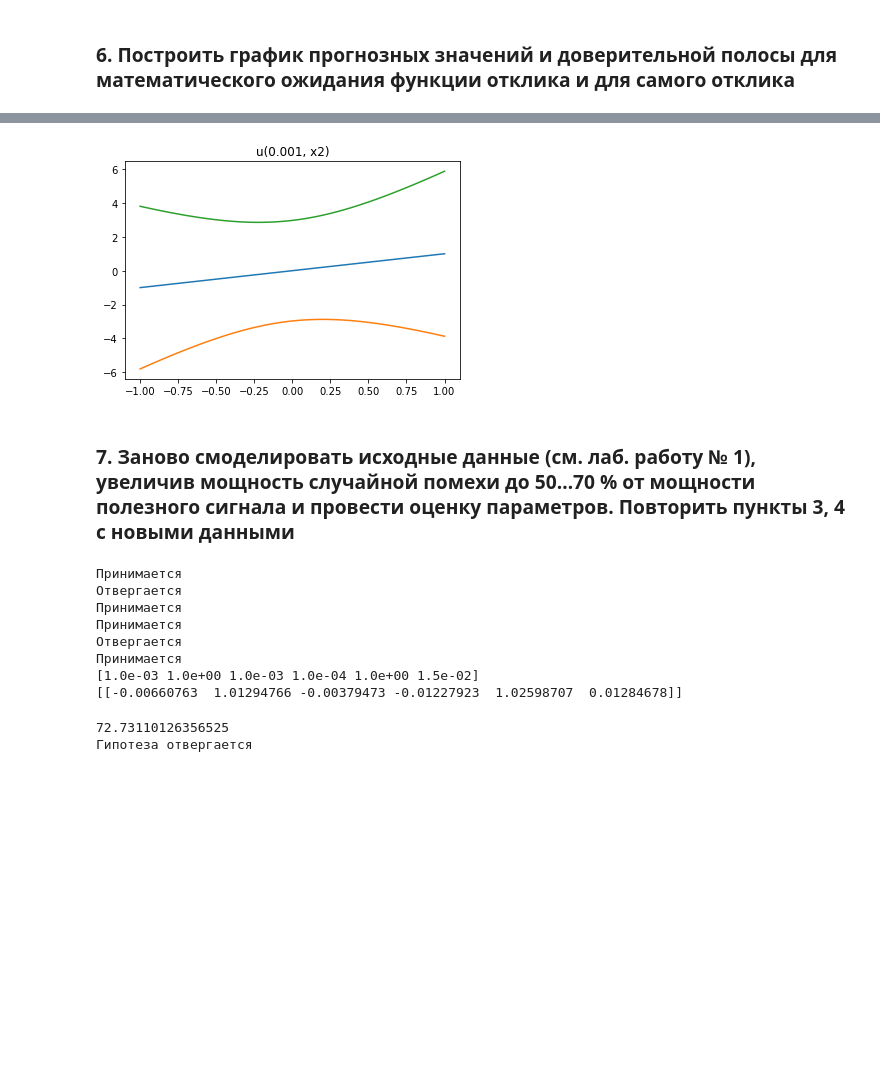
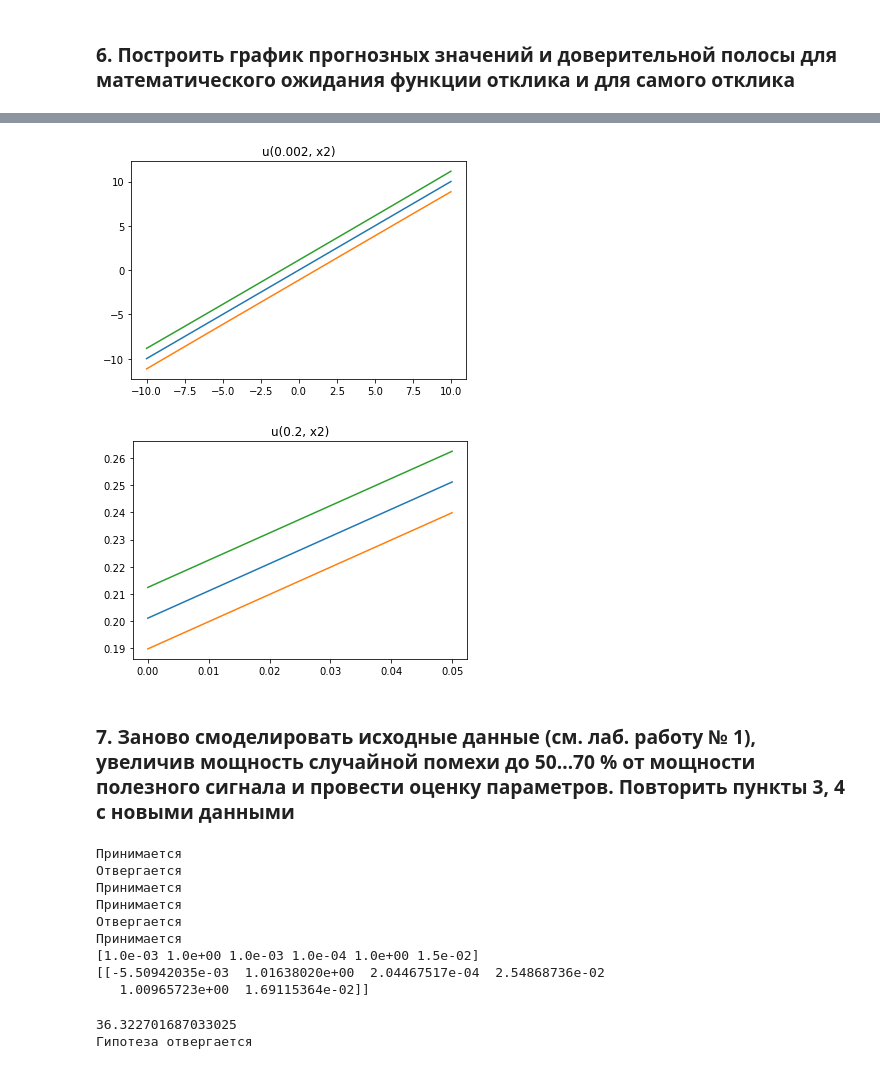
Before and after one commit to Protiven/SMAD, a Jupyter notebook: Lab_3/Lab_3.ipynb, the cells around one changed output, grey strips where cells are left out. Drawn from its saved outputs; the diff is of its cells as text; code cells hidden in the pictures; blank space fills up the shorter version.

```diff
--- a/Lab_3/Lab_3.ipynb
+++ b/Lab_3/Lab_3.ipynb
@@ -159,9 +159,9 @@ teta_old = np.array([0.001, 1, 0.001, 0.0001, 1])
 u_old = lambda x1, x2: 0.001 + 1/x1 + x1* 0.001 + x2*0.0001 + x2**2
 
 # Добавим регрессор x2/x1
-f = lambda x1, x2 : np.array([1, 1/x1, x1, x2, x2**2, x2/x1])
+f = lambda x1, x2 : np.array([1, 1/x1, x1, x2, x2**2, x2*x1])
 teta = np.array([0.001, 1, 0.001, 0.0001, 1, 0.015])
-u = lambda x1, x2: 0.001 + 1/x1 + x1* 0.001 + x2*0.0001 + x2**2 + x2/x1*0.015
+u = lambda x1, x2: 0.001 + 1/x1 + x1* 0.001 + x2*0.0001 + 1*x2**2 + x2*x1*0.015
 
 # Генерирует точки (120)
 def generateData():
@@ -365,14 +374,22 @@ plt.show()
 # %%
 fig = plt.subplots()
+x = np.linspace(-10, 10,100)
+plt.plot(x, nu(0.002, x, np.array(teta)))
+plt.plot(x, nu_min(0.002, x, np.array(teta)))
+plt.plot(x, nu_max(0.002, x, np.array(teta)))
+plt.title('u(0.002, x2)')
+plt.show()
 
-x = np.linspace(-1, 1,100)
-plt.plot(x, nu(0.001, x, np.array(teta)))
-plt.plot(x, nu_min(0.001, x, np.array(teta)))
-plt.plot(x, nu_max(0.001, x, np.array(teta)))
-plt.title('u(0.001, x2)')
+fig = plt.subplots()
+x = np.linspace(0, 0.05,100)
+plt.plot(x, nu(0.2, x, np.array(teta)))
+plt.plot(x, nu_min(0.2, x, np.array(teta)))
+plt.plot(x, nu_max(0.2, x, np.array(teta)))
+plt.title('u(0.2, x2)')
 plt.show()
 # %% [output]
-[figure, old version]
+[figure, new version]
+[figure, added]
 # %% [markdown]
 ### 7. Заново смоделировать исходные данные (см. лаб. работу № 1), увеличив мощность случайной помехи до 50…70 % от мощности полезного сигнала и провести оценку параметров. Повторить пункты 3, 4 с новыми данными
 # %%
@@ -393,10 +410,11 @@ print(Q.T[0])
 Отвергается
 Принимается
 [1.0e-03 1.0e+00 1.0e-03 1.0e-04 1.0e+00 1.5e-02]
-[[-0.00660763  1.01294766 -0.00379473 -0.01227923  1.02598707  0.01284678]]
+[[-5.50942035e-03  1.01638020e+00  2.04467517e-04  2.54868736e-02
+   1.00965723e+00  1.69115364e-02]]
 # %%
 # Пункт 4
 print(check2(y_new, X_new, Q_new, u_new))
 # %% [output]
-72.73110126356525
+36.322701687033025
 Гипотеза отвергается
```
Also changed, not shown: parts of 7 cells of this notebook, 4 other files.
